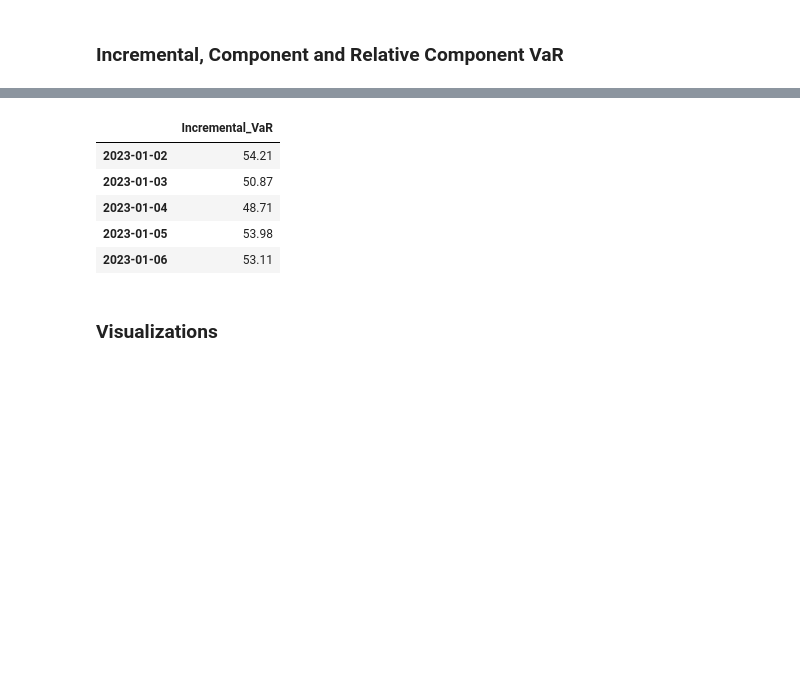
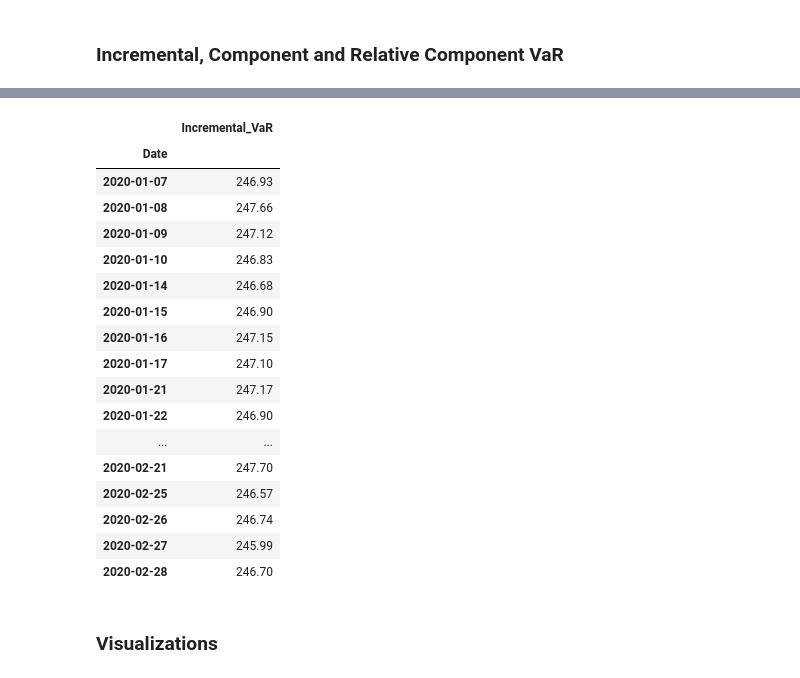
Before and after one commit to Alessandro-Dodon/pyvar, a Jupyter notebook: Functions/TestPortfolios.ipynb, the cells around one changed output, grey strips where cells are left out. Cells and saved outputs as stored; diff of their text form; code cells hidden in the pictures; blank space fills up the shorter version.

```diff
--- a/Functions/TestPortfolios.ipynb
+++ b/Functions/TestPortfolios.ipynb
@@ -43,0 +24,11 @@ summary_df = pv.var_asset_normal(position_data, display_table=True)
+# %%
+# Step 1: Download prices
+tickers = ["^GSPC", "^STOXX50E", "^N225", "DJI", "EEM"]
+data = yf.download(tickers, start="2020-01-01", end="2020-03-01")["Close"]
+data = data.dropna()
+
+# Step 2: Define fixed quantities
+quantities = pd.Series([10, 20, 30, 10, 90], index=tickers)
+
+# Step 3: Compute monetary positions
+position_data = data.multiply(quantities, axis=1)
@@ -100,22 +161,34 @@ rcvar_df = pv.relative_component_var(
 # %%
 # Define change in position
-change_vector = [0, 100, 0, 0, 0, 0, 0]  # Increase Asset_B by 100 units
+change_vector = [0, 10000, 0, 0, 0]  # Increase Asset_B by 100 units
 
 # Compute and display Incremental VaR
 ivar_series = pv.incremental_var(
     position_data=position_data,
     change_vector=change_vector,
     confidence_level=0.99,
     holding_period=1,
     display_table=True
 )
 # %% [output]
 |  | Incremental_VaR |
-| 2023-01-02 | 54.21 |
-| 2023-01-03 | 50.87 |
-| 2023-01-04 | 48.71 |
-| 2023-01-05 | 53.98 |
-| 2023-01-06 | 53.11 |
+| Date |  |
+| 2020-01-07 | 246.93 |
+| 2020-01-08 | 247.66 |
+| 2020-01-09 | 247.12 |
+| 2020-01-10 | 246.83 |
+| 2020-01-14 | 246.68 |
+| 2020-01-15 | 246.90 |
+| 2020-01-16 | 247.15 |
+| 2020-01-17 | 247.10 |
+| 2020-01-21 | 247.17 |
+| 2020-01-22 | 246.90 |
+| ... | ... |
+| 2020-02-21 | 247.70 |
+| 2020-02-25 | 246.57 |
+| 2020-02-26 | 246.74 |
+| 2020-02-27 | 245.99 |
+| 2020-02-28 | 246.70 |
 # %% [markdown]
 ### Visualizations
 # %%
```
Also changed, not shown: parts of 8 cells of this notebook, 6 other files.
